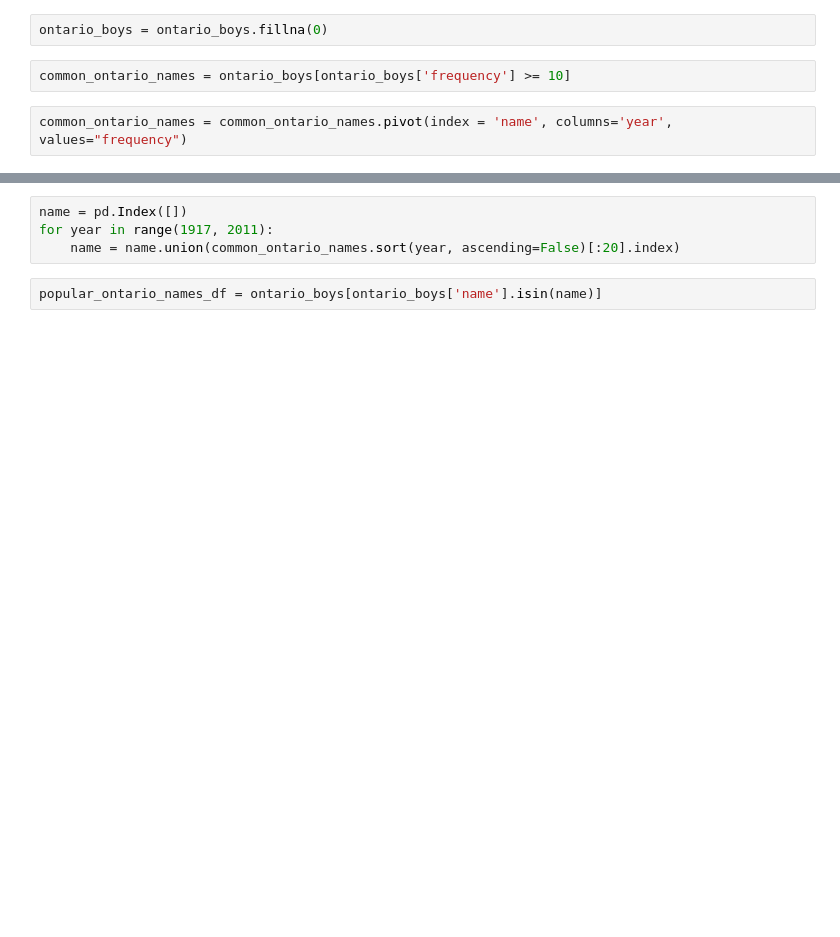
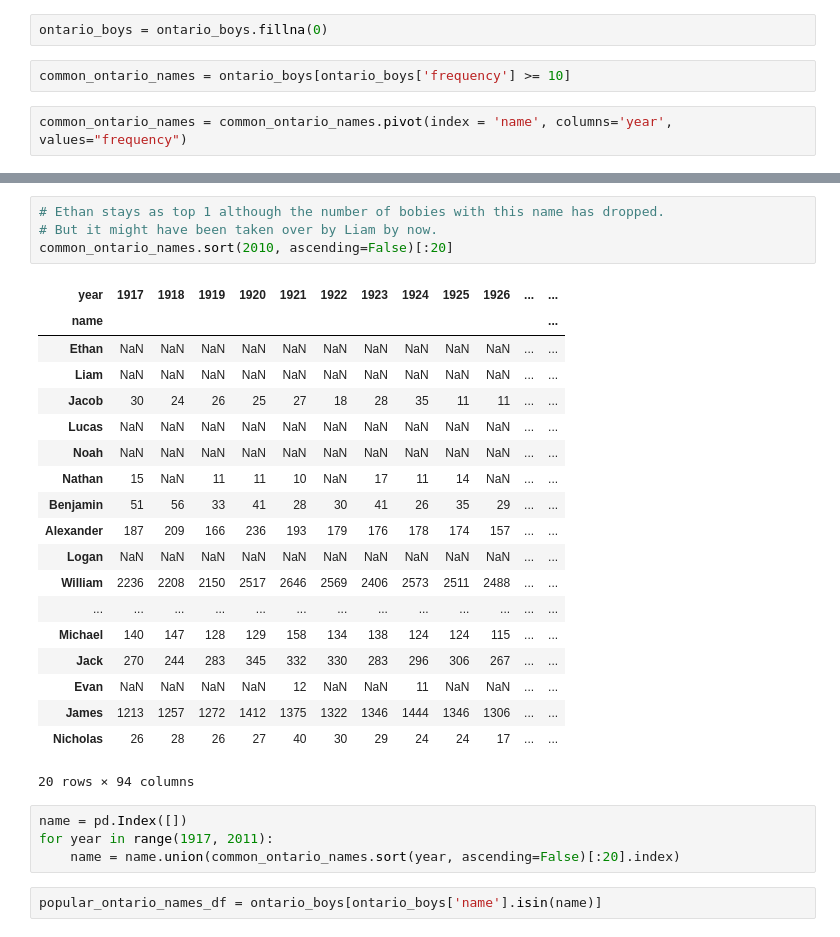
Before and after one commit to c0ns0le/ipython-notebooks, a Jupyter notebook: pydata/baby names.ipynb, the cells around one changed output, grey strips where cells are left out. Saved outputs shown, nothing was run; the diff lists cells and outputs as text; blank space fills up the shorter version.

```diff
--- a/pydata/baby names.ipynb
+++ b/pydata/baby names.ipynb
@@ -162,3 +327,27 @@ common_ontario_names.sort(1917, ascending=False)[:20].index
+# %%
+# Ethan stays as top 1 although the number of bobies with this name has dropped.
+# But it might have been taken over by Liam by now.
+common_ontario_names.sort(2010, ascending=False)[:20]
+# %% [output]
+| year | 1917 | 1918 | 1919 | 1920 | 1921 | 1922 | 1923 | 1924 | 1925 | 1926 | ... | ... |
+| name |  |  |  |  |  |  |  |  |  |  |  | ... |
+| Ethan | NaN | NaN | NaN | NaN | NaN | NaN | NaN | NaN | NaN | NaN | ... | ... |
+| Liam | NaN | NaN | NaN | NaN | NaN | NaN | NaN | NaN | NaN | NaN | ... | ... |
+| Jacob | 30 | 24 | 26 | 25 | 27 | 18 | 28 | 35 | 11 | 11 | ... | ... |
+| Lucas | NaN | NaN | NaN | NaN | NaN | NaN | NaN | NaN | NaN | NaN | ... | ... |
+| Noah | NaN | NaN | NaN | NaN | NaN | NaN | NaN | NaN | NaN | NaN | ... | ... |
+| Nathan | 15 | NaN | 11 | 11 | 10 | NaN | 17 | 11 | 14 | NaN | ... | ... |
+| Benjamin | 51 | 56 | 33 | 41 | 28 | 30 | 41 | 26 | 35 | 29 | ... | ... |
+| Alexander | 187 | 209 | 166 | 236 | 193 | 179 | 176 | 178 | 174 | 157 | ... | ... |
+| Logan | NaN | NaN | NaN | NaN | NaN | NaN | NaN | NaN | NaN | NaN | ... | ... |
+| William | 2236 | 2208 | 2150 | 2517 | 2646 | 2569 | 2406 | 2573 | 2511 | 2488 | ... | ... |
+| ... | ... | ... | ... | ... | ... | ... | ... | ... | ... | ... | ... | ... |
+| Michael | 140 | 147 | 128 | 129 | 158 | 134 | 138 | 124 | 124 | 115 | ... | ... |
+| Jack | 270 | 244 | 283 | 345 | 332 | 330 | 283 | 296 | 306 | 267 | ... | ... |
+| Evan | NaN | NaN | NaN | NaN | 12 | NaN | NaN | 11 | NaN | NaN | ... | ... |
+| James | 1213 | 1257 | 1272 | 1412 | 1375 | 1322 | 1346 | 1444 | 1346 | 1306 | ... | ... |
+| Nicholas | 26 | 28 | 26 | 27 | 40 | 30 | 29 | 24 | 24 | 17 | ... | ... |
+20 rows × 94 columns
 # %%
 name = pd.Index([])
 for year in range(1917, 2011):
```
Also changed, not shown: parts of 22 cells of this notebook, 15 other files.
